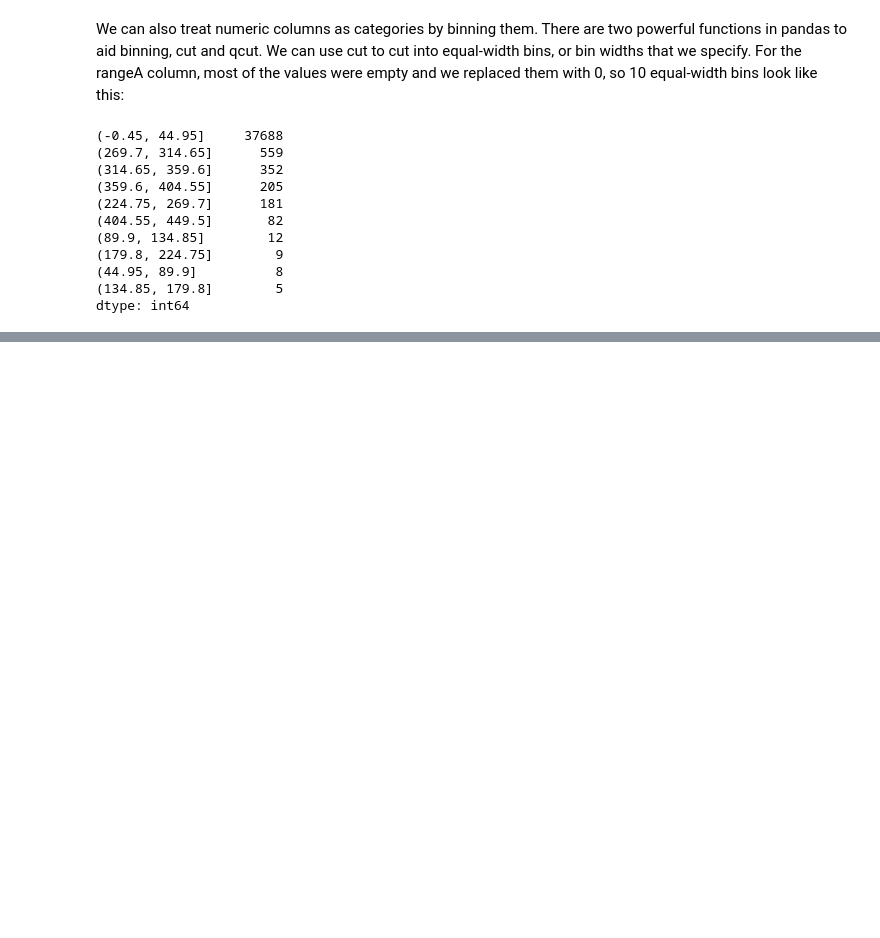
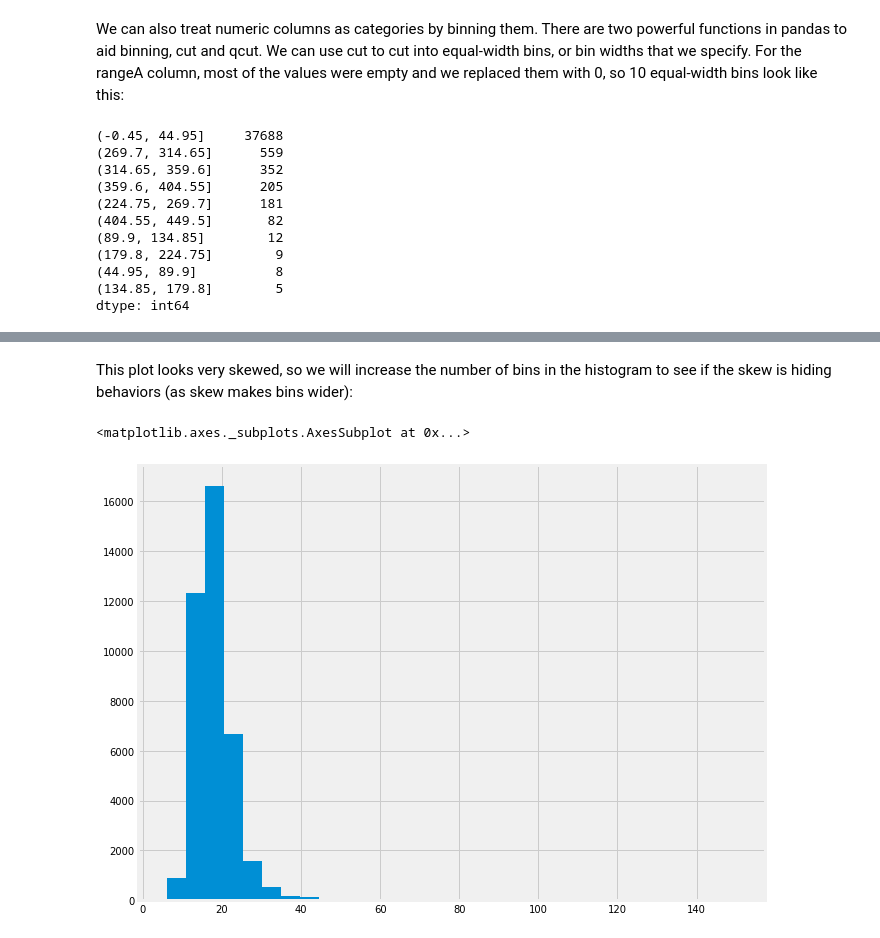
Before and after one commit to dajebbar/python-pract, a Jupyter notebook: work/data_analysis/pandas_cookbook_1.x/ch05/c5_code.ipynb, the cells around one changed output, grey strips where cells are left out. Drawn from its saved outputs; the diff is of its cells as text; code cells hidden in the pictures; blank space fills up the shorter version.

```diff
--- a/work/data_analysis/pandas_cookbook_1.x/ch05/c5_code.ipynb
+++ b/work/data_analysis/pandas_cookbook_1.x/ch05/c5_code.ipynb
@@ -683,0 +801,8 @@ dtype: int64
+# %% [markdown]
+This plot looks very skewed, so we will increase the number of bins in the histogram to see if the skew is hiding behaviors (as skew makes bins wider):
+# %%
+fig, ax = plt.subplots(figsize=(10, 8))
+fueleco.city08.hist(ax=ax, bins=30)
+# %% [output]
+<matplotlib.axes._subplots.AxesSubplot at 0x...>
+[figure, added]
```
Also changed, not shown: parts of 25 cells of this notebook.
